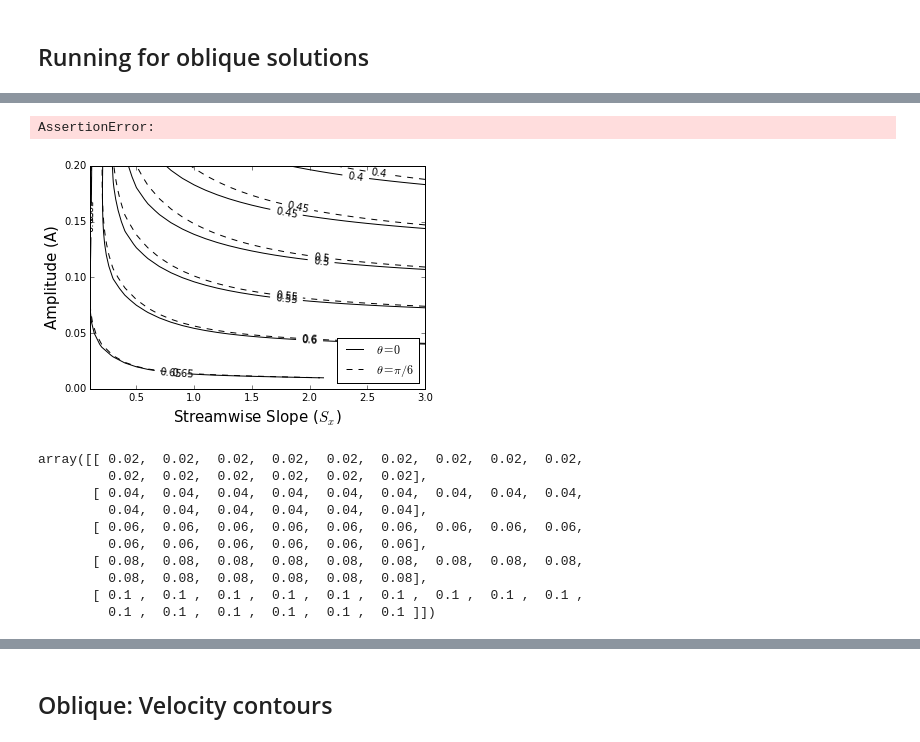
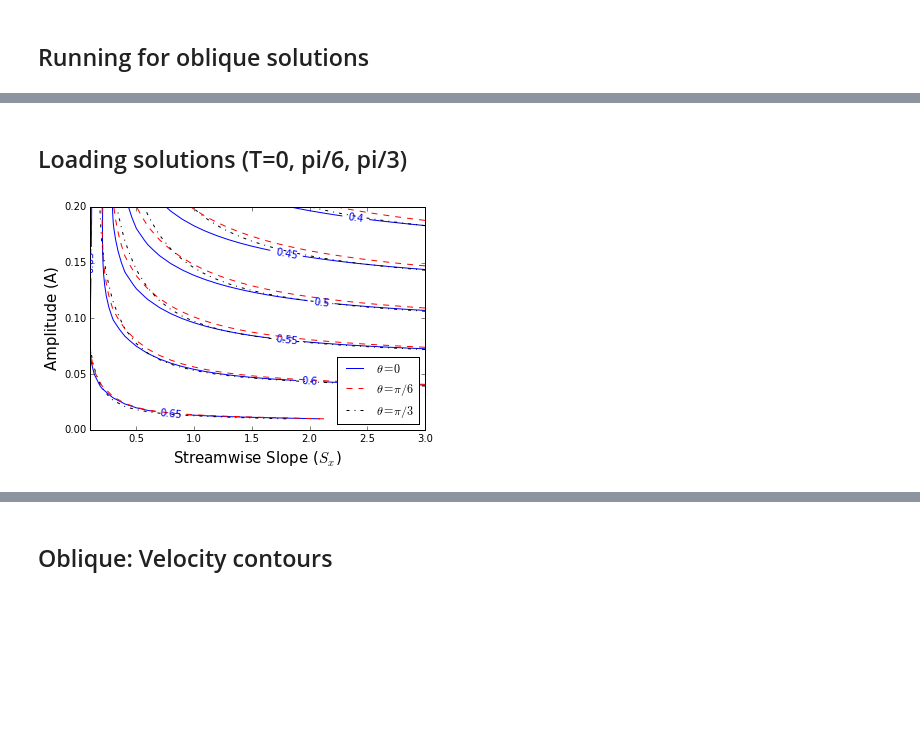
Before and after one commit to saba-vadarevu/Grooved-Channel-Flow, a Jupyter notebook: laminar.ipynb, the cells around one changed output, grey strips where cells are left out. Drawn from its saved outputs; the diff is of its cells as text; code cells hidden in the pictures; blank space fills up the shorter version.

```diff
--- a/laminar.ipynb
+++ b/laminar.ipynb
@@ -1492,7 +1480,7 @@ flowDict.update({'eps':0.01,'beta':1.,'Re':10.,'isPois':1,'L':8,'M':8,'N':50})
 vf = dict2ff(flowDict)
 pf = vf.getScalar().zero()
 
-epsArr = np.arange(0.01,0.1001,0.01)
+epsArr = -0.005+np.arange(0.01,0.1001,0.01)
 gxArr = np.arange(0.1,1.501,0.1)
 ReArr = np.array([100.])
 for k1 in range(epsArr.size):
@@ -1600,3 +1503,5 @@ for k1 in range(epsArr.size):
+# %% [markdown]
+## Loading solutions (T=0, pi/6, pi/3)
 # %%
 # Loading T=0 solutions into vfArrT0
 loadPath = 'solutions/Re100/'
@@ -1615,6 +1520,24 @@ uBulkArrT0 = vfArr.getProperty('flux').reshape((neps,vfArr.size//neps))
 epsArrT0 = vfArr.getProperty('eps').reshape((neps,vfArr.size//neps))
 gxArrT0 = vfArr.getProperty('eps')*vfArr.getProperty('a')
 gxArrT0 = gxArrT0.reshape((neps,vfArr.size//neps))
+
+vCoreT0 = uBulkArrT0.copy()
+pDragT0 = uBulkArrT0.copy()
+yBubArrT0 = uBulkArrT0.copy()
+for k1 in range(vCoreT0.shape[0]):
+    for k2 in range(vCoreT0.shape[1]):
+        vf = vfArr[k1,k2,0].field
+        pf = pfArr[k1,k2,0].field
+
+        vCoreT0[k1,k2] = vCL_RMS(vf)
+
+        stressDict = shearStress(vf, seprn=True)
+        yBubArrT0[k1,k2] = stressDict['yBub']
+
+        pDx,pDz = presDrag(pf)
+        pDragT0[k1,k2] = pDx
+
+yBubArrT0[np.isnan(yBubArrT0)] = -0.00001
 # %%
 # Loading T=30 solutions into vfArrT30
 loadPath = 'solutions/T30/Re100/'
@@ -1646,11 +1569,10 @@ for k1 in range(vCoreT30.shape[0]):
 
         vCoreT30[k1,k2] = vCL_RMS(vf)
 
-        stressDict = shearStress(vf)
+        stressDict = shearStress(vf, seprn=True)
         yBubArrT30[k1,k2] = stressDict['yBub']
 
         pDx,pDz = presDrag(pf)
         pDragT30[k1,k2] = pDx
         pDragZT30[k1,k2] = pDz
+yBubArrT30[np.isnan(yBubArrT30)] = -0.00001
-# %% [output]
-AssertionError:
@@ -1657,33 +1617,21 @@ AssertionError:
 # %%
+fName = 'uBulkOblique.eps'
 UbulkLevels = np.arange(0.4,0.66,0.05)
 CtrT0=None; CtrT30=None; CtrT60=None
 plt.figure()
-CtrT0 = plt.contour(2.*gxArrT0, 2.*epsArrT0, uBulkArrT0,levels=UbulkLevels,colors='k')
-plt.clabel(CtrT0,fmt='%0.3g',fontsize='x-large')
-CtrT30 = plt.contour(2.*gxArrT30, 2.*epsArrT30, uBulkArrT30,levels=UbulkLevels,colors ='k',linestyles='dashed')
-plt.clabel(CtrT30,fmt='%0.3g',fontsize='x-large')
-#CtrT60 = plt.contour(2.*gxArrT60, 2.*epsArrT60, uBulkArrT60,levels=UbulkLevels,colors='k',linestyles='dashdot')
-#plt.clabel(CtrT60,fmt='%0.2f',fontsize='x-large')
+CtrT0 = plt.contour(2.*gxArrT0, 2.*epsArrT0, uBulkArrT0,levels=UbulkLevels,colors='b')
+plt.clabel(CtrT0,fmt='%0.2g',fontsize='x-large')
+CtrT30 = plt.contour(2.*gxArrT30, 2.*epsArrT30, uBulkArrT30,levels=UbulkLevels,colors ='r',linestyles='dashed')
+#plt.clabel(CtrT30,fmt='%0.2g',fontsize='x-large')
+CtrT60 = plt.contour(2.*gxArrT60, 2.*epsArrT60, uBulkArrT60,levels=UbulkLevels,colors='k',linestyles='dashdot')
+#plt.clabel(CtrT60,fmt='%0.2g',fontsize='x-large')
 
 plt.ylim([0.,0.2])
 plt.legend([CtrT0.collections[0],CtrT30.collections[0]],["$\\theta=0$", "$\\theta=\\pi/6$"],loc='lower right')
-#plt.legend([CtrT0.collections[0],CtrT30.collections[0],CtrT60.collections[0]],["$\\theta=0$", "$\\theta=\\pi/6$", "$\\theta=\\pi/3$"],loc='lower right')
-#plt.savefig(figureFolder+'noLabels/'+fName,dpi=1200,format="eps")
+plt.legend([CtrT0.collections[0],CtrT30.collections[0],CtrT60.collections[0]],["$\\theta=0$", "$\\theta=\\pi/6$", "$\\theta=\\pi/3$"],loc='lower right')
+plt.savefig(figureFolder+'noLabels/'+fName,dpi=1200,format="eps")
 plt.xlabel("Streamwise Slope ($S_x$)",fontsize=15); plt.ylabel("Amplitude (A)",fontsize=15)
-#plt.savefig(figureFolder+fName,dpi=1200,format="eps")
+plt.savefig(figureFolder+fName,dpi=1200,format="eps")
 plt.show()
 # %% [output]
-[figure, old version]
+[figure, new version]
-# %%
-2.*epsArrT30
-# %% [output]
-array([[ 0.02,  0.02,  0.02,  0.02,  0.02,  0.02,  0.02,  0.02,  0.02,
-         0.02,  0.02,  0.02,  0.02,  0.02,  0.02],
-       [ 0.04,  0.04,  0.04,  0.04,  0.04,  0.04,  0.04,  0.04,  0.04,
-         0.04,  0.04,  0.04,  0.04,  0.04,  0.04],
-       [ 0.06,  0.06,  0.06,  0.06,  0.06,  0.06,  0.06,  0.06,  0.06,
-         0.06,  0.06,  0.06,  0.06,  0.06,  0.06],
-       [ 0.08,  0.08,  0.08,  0.08,  0.08,  0.08,  0.08,  0.08,  0.08,
-         0.08,  0.08,  0.08,  0.08,  0.08,  0.08],
-       [ 0.1 ,  0.1 ,  0.1 ,  0.1 ,  0.1 ,  0.1 ,  0.1 ,  0.1 ,  0.1 ,
-         0.1 ,  0.1 ,  0.1 ,  0.1 ,  0.1 ,  0.1 ]])
```
Also changed, not shown: parts of 36 cells of this notebook, 6 other files.
